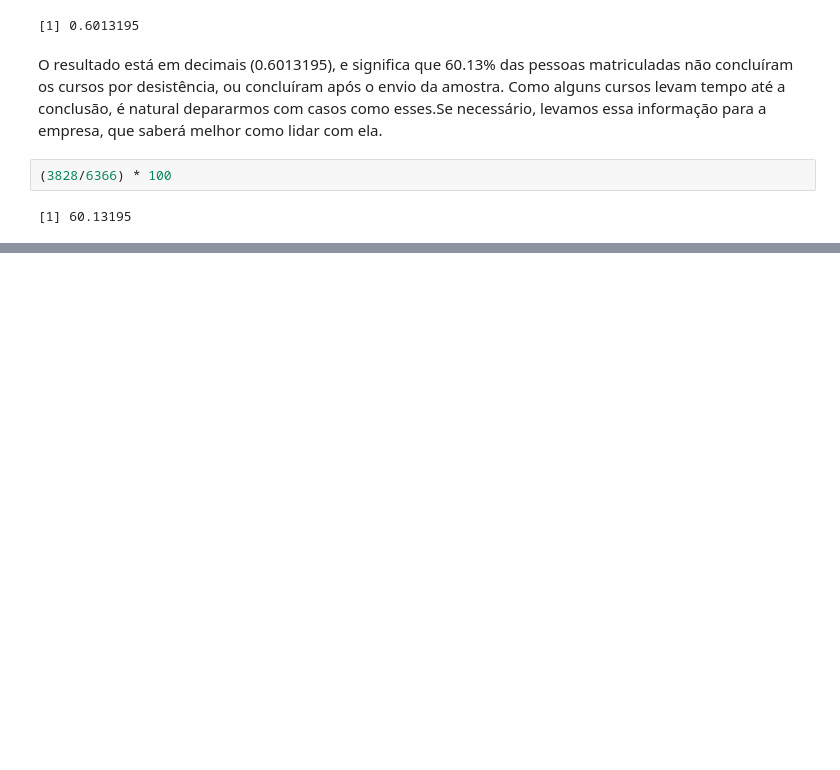
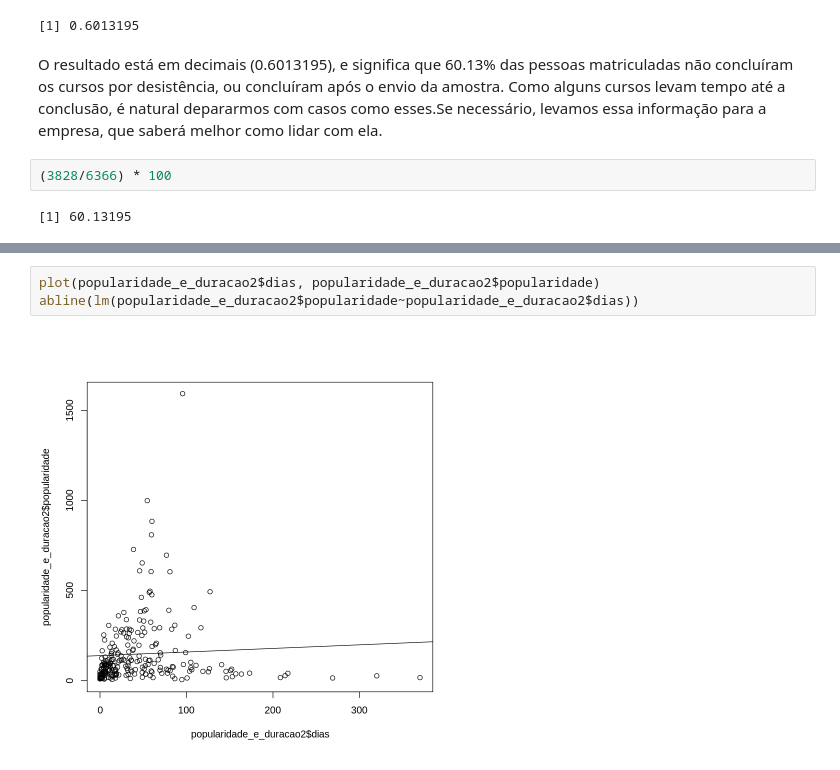
Before and after one commit to dissonpontes/Data-Analysis-Practice, a Jupyter notebook: Analise_de_dados_com_R.ipynb, the cells around one changed output, grey strips where cells are left out. Saved outputs shown, nothing was run; the diff lists cells and outputs as text; blank space fills up the shorter version.

```diff
--- a/Analise_de_dados_com_R.ipynb
+++ b/Analise_de_dados_com_R.ipynb
@@ -442,0 +549,5 @@ O resultado está em decimais (0.6013195), e significa que 60.13% das pessoas ma
+# %%
+plot(popularidade_e_duracao2$dias, popularidade_e_duracao2$popularidade)
+abline(lm(popularidade_e_duracao2$popularidade~popularidade_e_duracao2$dias))
+# %% [output]
+[figure, added]
```
Also changed, not shown: parts of 33 cells of this notebook.
